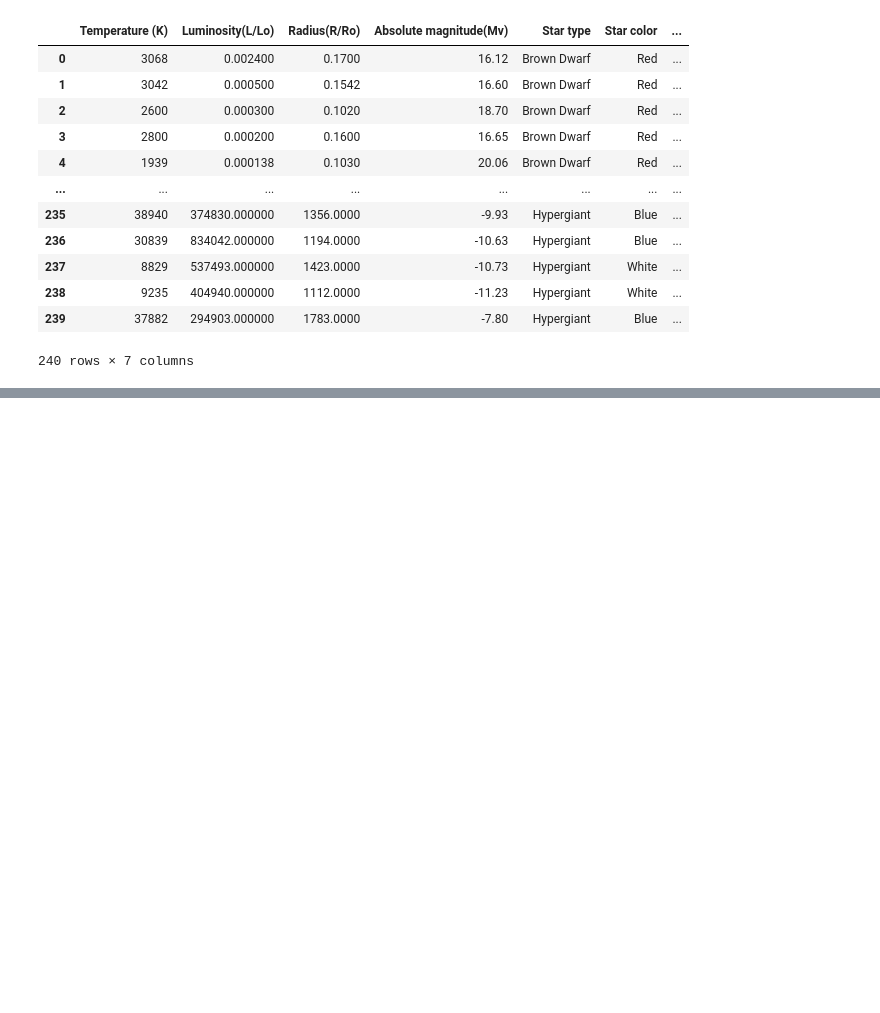
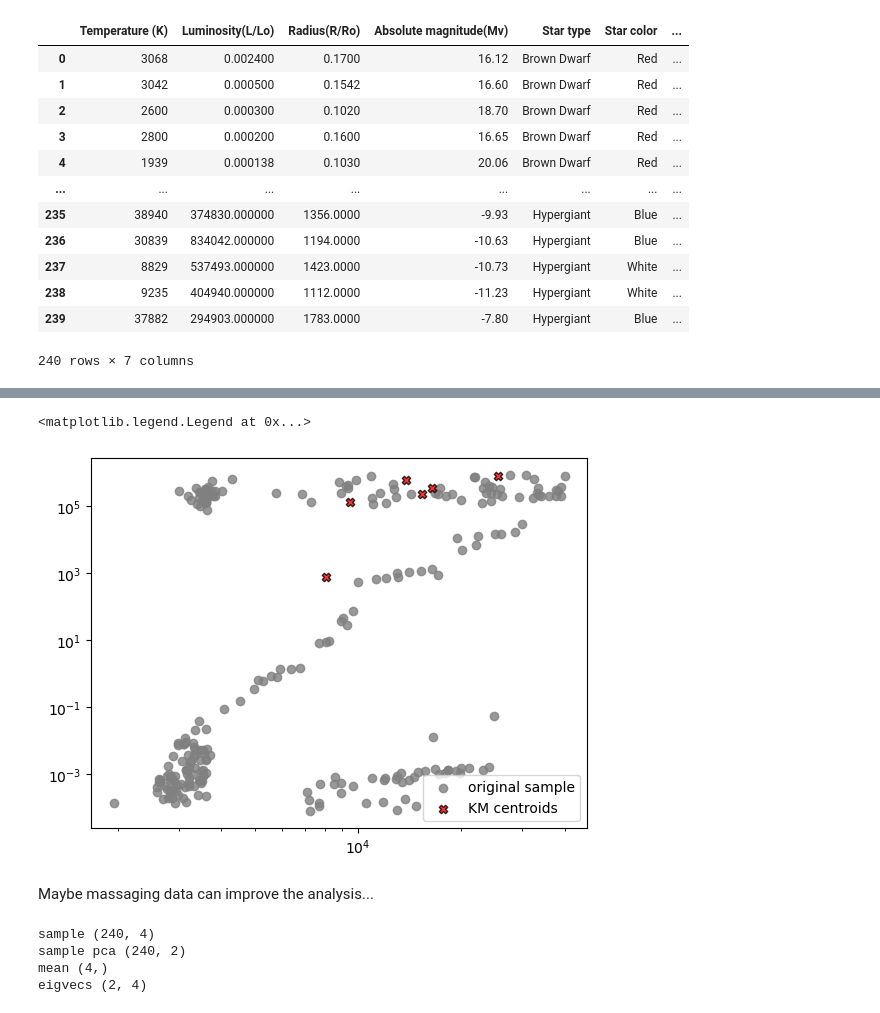
Before and after one commit to FedericoRivano/astrostatistics_bicocca_2026, a Jupyter notebook: working/Es15.ipynb, the cells around one changed output, grey strips where cells are left out. Saved outputs shown, nothing was run; the diff lists cells and outputs as text; code cells hidden in the pictures; blank space fills up the shorter version.

```diff
--- a/working/Es15.ipynb
+++ b/working/Es15.ipynb
@@ -28,0 +134,30 @@ L = df_stars['Temperature (K)']
+# %%
+kmeans = KMeans(n_clusters=6, random_state=22, n_init="auto").fit(X)
+plt.scatter(X[:,0], X[:,1], c='grey', alpha=0.8, label='original sample')
+plt.scatter(kmeans.cluster_centers_.T[0], kmeans.cluster_centers_.T[1], c='red', edgecolors='black', alpha=0.8, label='KM centroids', marker='X')
+plt.xscale('log')
+plt.yscale('log')
+plt.legend()
+# %% [output]
+<matplotlib.legend.Legend at 0x...>
+[figure, added]
+# %% [markdown]
+Maybe massaging data can improve the analysis...
+# %%
+scaler = StandardScaler()
+X = scaler.fit_transform(np.array([Temp, Lum, Rad, Mv]).T)
+print('sample', X.shape)
+pca = PCA(n_components=2)
+pca.fit(X)
+
+X_pca = pca.transform(X)
+mean = pca.mean_
+eigvecs = pca.components_
+print('sample pca', X_pca.shape)
+print('mean', mean.shape)
+print('eigvecs', eigvecs.shape)
+# %% [output]
+sample (240, 4)
+sample pca (240, 2)
+mean (4,)
+eigvecs (2, 4)
```
Also changed, not shown: parts of 12 cells of this notebook.
